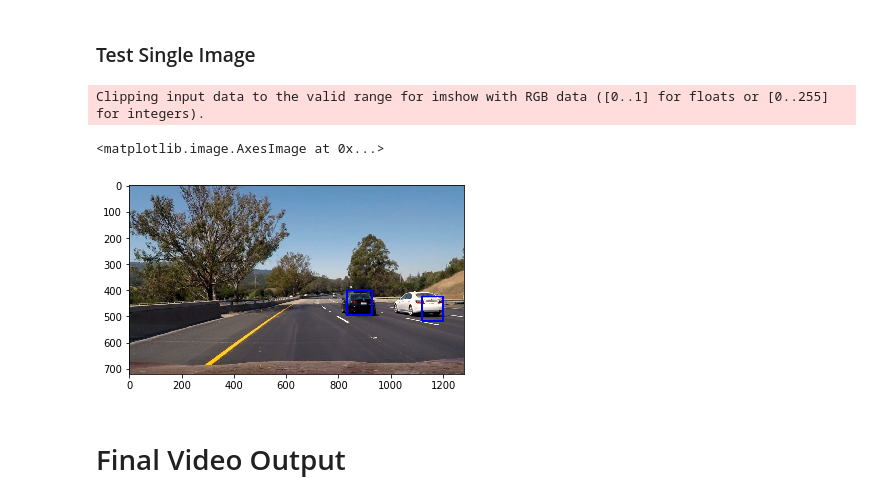
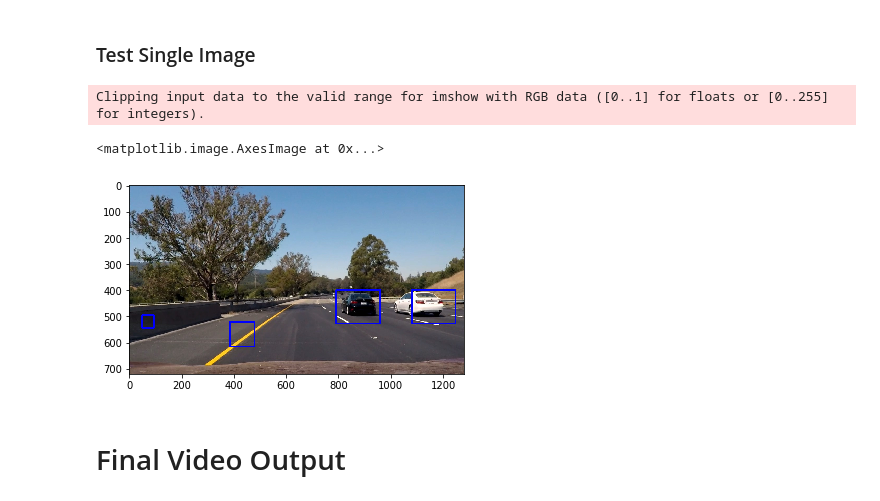
Before and after one commit to ultrakapy/CarND-Vehicle-Detection, a Jupyter notebook: P5.ipynb, the cells around one changed output. Saved outputs shown, nothing was run; the diff lists cells and outputs as text; code cells hidden in the pictures.

```diff
--- a/P5.ipynb
+++ b/P5.ipynb
@@ -821,35 +821,35 @@ image = image.astype(np.float32)/255
 #hot_windows = search_windows(image, windows, svc, X_scaler, color_space=color_space,
 #                        spatial_size=spatial_size, hist_bins=hist_bins,
 #                        orient=orient, pix_per_cell=pix_per_cell,
 #                        cell_per_block=cell_per_block,
 #                        hog_channel=hog_channel, spatial_feat=spatial_feat,
 #                        hist_feat=hist_feat, hog_feat=hog_feat)
 hot_windows = []
 scale1 = 1.5
 hot_windows1 = find_cars(draw_image, y_start_stop[0], y_start_stop[1], scale1, svc, X_scaler, orient, pix_per_cell, cell_per_block, spatial_size, hist_bins)
 hot_windows.extend(hot_windows1)
 scale2 = 2
 hot_windows2 = find_cars(draw_image, y_start_stop[0], y_start_stop[1], scale2, svc, X_scaler, orient, pix_per_cell, cell_per_block, spatial_size, hist_bins)
 hot_windows.extend(hot_windows2)
 #print(hot_windows)
 ### Apply heatmap
 heat = np.zeros_like(image[:,:,0]).astype(np.float)
 # Add heat to each box in box list
 heat = add_heat(heat,hot_windows)
 # Apply threshold to help remove false positives
-heat = apply_threshold(heat,5.5)
+heat = apply_threshold(heat,2)
 # Visualize the heatmap when displaying
 heatmap = np.clip(heat, 0, 255)
 # Find final boxes from heatmap using label function
 labels = label(heatmap)
 window_img = draw_labeled_bboxes(np.copy(image), labels)
 #window_img = draw_boxes(draw_image, hot_windows, color=(0, 0, 255), thick=6)
 
 plt.imshow(window_img)
 # %% [output]
 Clipping input data to the valid range for imshow with RGB data ([0..1] for floats or [0..255] for integers).
 <matplotlib.image.AxesImage at 0x...>
-[figure, old version]
+[figure, new version]
 # %%
 last_N_heatmaps = []
 last_N_frames = 3
```
Also changed, not shown: parts of 2 cells of this notebook, 1 other file.
